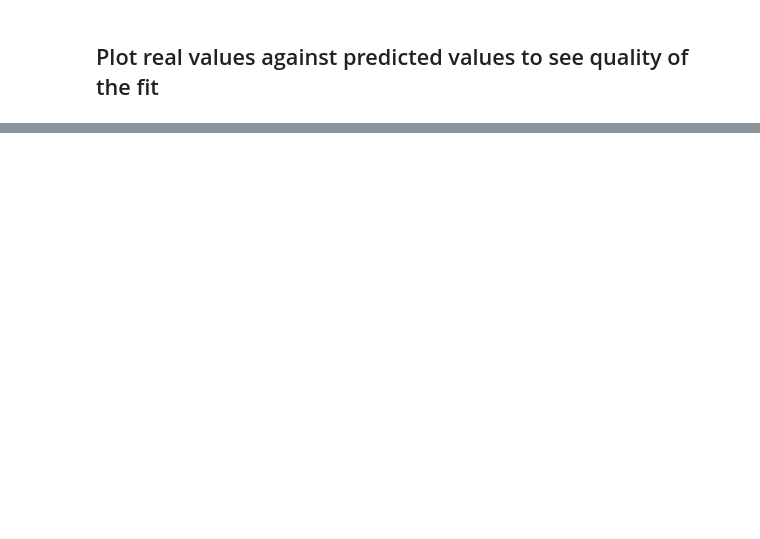
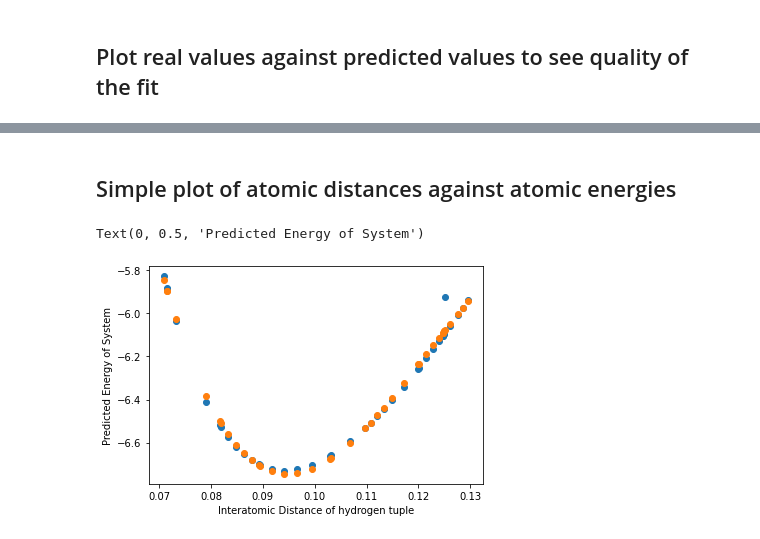
Before and after one commit to simon-koenig/machine-learning-atomic-properties, a Jupyter notebook: GAP/descriptor2b.ipynb, the cells around one changed output, grey strips where cells are left out. Cells and saved outputs as stored; diff of their text form; code cells hidden in the pictures; blank space fills up the shorter version.

```diff
--- a/GAP/descriptor2b.ipynb
+++ b/GAP/descriptor2b.ipynb
@@ -146,0 +162,29 @@ QP.forces_on_forces(real_values=test_data_te,predicted_values=QUIP_Prediction2b_
+# %% [markdown]
+## Simple plot of atomic distances against atomic energies
+# %%
+from ase.io import read
+step = read(test_data_tr, "0")
+n_types = len(set(step.get_chemical_symbols()))
+
+# Read in real values and predicted values
+real_atoms = read(test_data_tr, f":-{n_types}")
+predicted_atoms = read(QUIP_Prediction2b_tr, f":-{n_types}")
+
+# Plot real energies on the x axis and predicted energies on the y axis
+real_energies = [a.get_potential_energy() for a in real_atoms]
+predicted_energies = [a.get_potential_energy()
+                      for a in predicted_atoms]
+
+import math
+real_atom_distances = [math.dist(a.positions[0],a.positions[1])for a in real_atoms]
+plt.scatter(real_atom_distances,real_energies)
+plt.xlabel('Interatomic Distance of hydrogen tuple')
+plt.ylabel('Real Energy of System')
+
+
+plt.scatter(real_atom_distances,predicted_energies)
+plt.xlabel('Interatomic Distance of hydrogen tuple')
+plt.ylabel('Predicted Energy of System')
+# %% [output]
+Text(0, 0.5, 'Predicted Energy of System')
+[figure, added]
```
Also changed, not shown: parts of 10 cells of this notebook, 4 other files.
